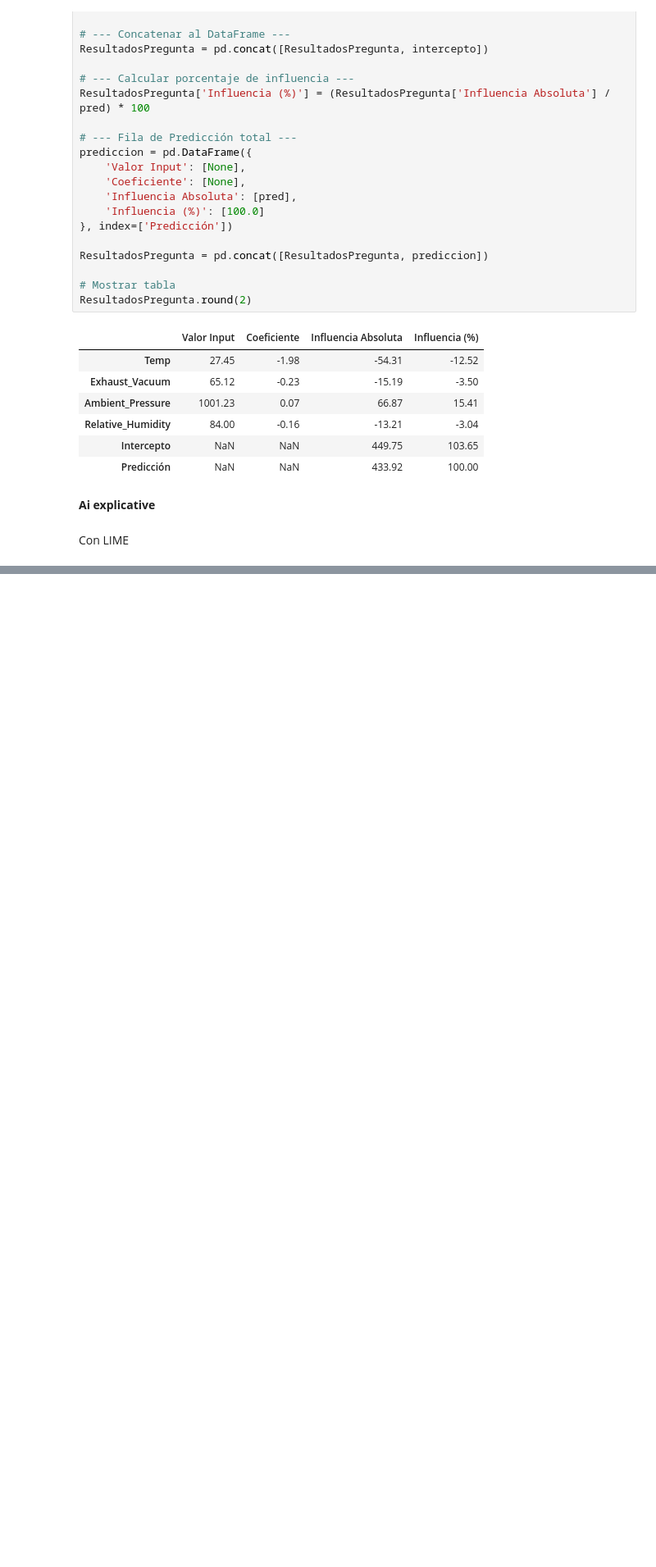
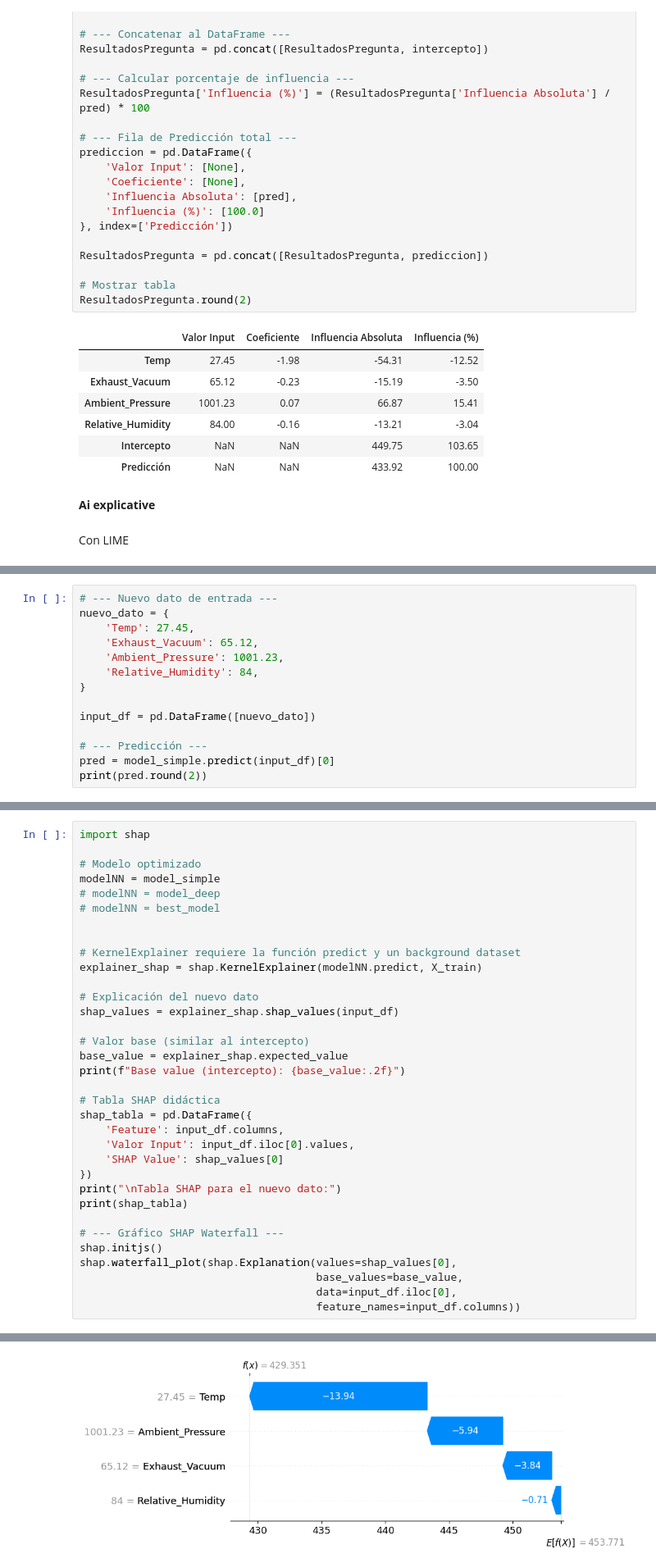
Before and after one commit to Capaquira/projectsLivreLow-code, a Jupyter notebook: CombinedCyclePowerPlant.ipynb, the cells around one changed output, grey strips where cells are left out. Shown at 82% size. Saved outputs shown, nothing was run; the diff lists cells and outputs as text; blank space fills up the shorter version.

```diff
--- a/CombinedCyclePowerPlant.ipynb
+++ b/CombinedCyclePowerPlant.ipynb
@@ -445,0 +520,14 @@ Tabla SHAP para el nuevo dato:
+# %%
+# --- Nuevo dato de entrada ---
+nuevo_dato = {
+    'Temp': 27.45,
+    'Exhaust_Vacuum': 65.12,
+    'Ambient_Pressure': 1001.23,
+    'Relative_Humidity': 84,
+}
+
+input_df = pd.DataFrame([nuevo_dato])
+
+# --- Predicción ---
+pred = model_simple.predict(input_df)[0]
+print(pred.round(2))
@@ -445,0 +724,35 @@ Tabla SHAP para el nuevo dato:
+# %%
+import shap
+
+# Modelo optimizado
+modelNN = model_simple
+# modelNN = model_deep
+# modelNN = best_model
+
+
+# KernelExplainer requiere la función predict y un background dataset
+explainer_shap = shap.KernelExplainer(modelNN.predict, X_train)
+
+# Explicación del nuevo dato
+shap_values = explainer_shap.shap_values(input_df)
+
+# Valor base (similar al intercepto)
+base_value = explainer_shap.expected_value
+print(f"Base value (intercepto): {base_value:.2f}")
+
+# Tabla SHAP didáctica
+shap_tabla = pd.DataFrame({
+    'Feature': input_df.columns,
+    'Valor Input': input_df.iloc[0].values,
+    'SHAP Value': shap_values[0]
+})
+print("\nTabla SHAP para el nuevo dato:")
+print(shap_tabla)
+
+# --- Gráfico SHAP Waterfall ---
+shap.initjs()
+shap.waterfall_plot(shap.Explanation(values=shap_values[0],
+                                     base_values=base_value,
+                                     data=input_df.iloc[0],
+                                     feature_names=input_df.columns))
+# %% [output]
@@ -445,0 +769 @@ Tabla SHAP para el nuevo dato:
+[figure, added]
```
Also changed, not shown: parts of 17 cells of this notebook.
